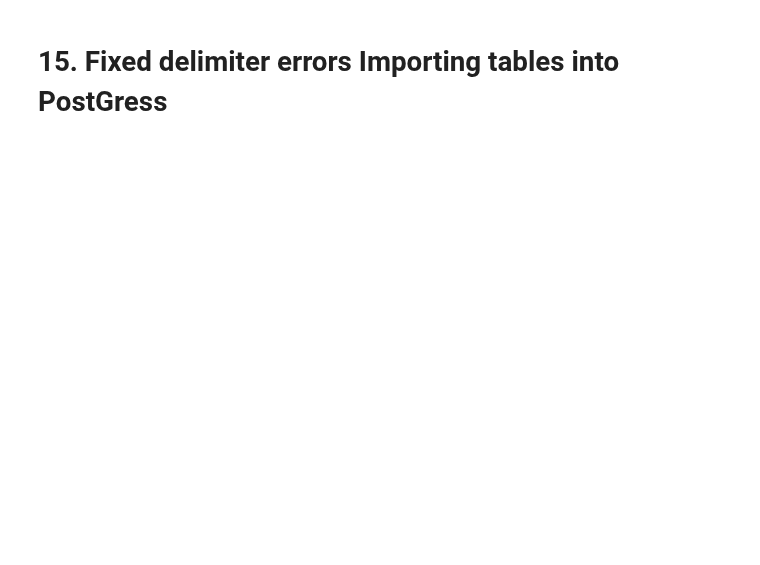
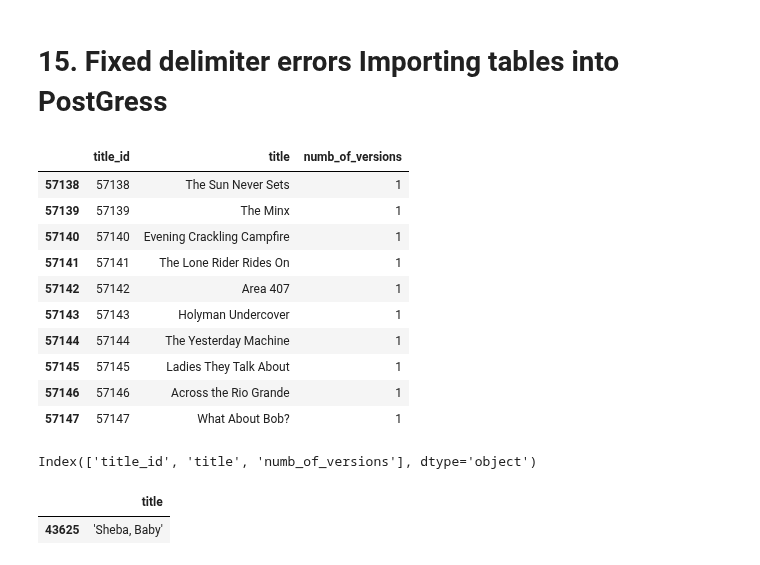
Before and after one commit to NKS8/Rutgers_DS_Project_2, a Jupyter notebook: NKS_ETL/nks_project2.ipynb, the cells around one changed output. Cells and saved outputs as stored; diff of their text form; code cells hidden in the pictures; blank space fills up the shorter version.

```diff
--- a/NKS_ETL/nks_project2.ipynb
+++ b/NKS_ETL/nks_project2.ipynb
@@ -500,16 +1125,33 @@ actors_table.to_csv("sql_data/runtime_table_cln.csv", index = False)
 # %% [markdown]
 # 15. Fixed delimiter errors Importing tables into PostGress
 # %%
-#cln_csv = pd.read_csv('sql_data/nflx_movie1.csv')
+cln_csv = pd.read_csv('sql_data/nflx_movie1.csv')
 # %%
-#cln_csv.tail(10)
+cln_csv.tail(10)
+# %% [output]
+|  | title_id | title | numb_of_versions |
+| 57138 | 57138 | The Sun Never Sets | 1 |
+| 57139 | 57139 | The Minx | 1 |
+| 57140 | 57140 | Evening Crackling Campfire | 1 |
+| 57141 | 57141 | The Lone Rider Rides On | 1 |
+| 57142 | 57142 | Area 407 | 1 |
+| 57143 | 57143 | Holyman Undercover | 1 |
+| 57144 | 57144 | The Yesterday Machine | 1 |
+| 57145 | 57145 | Ladies They Talk About | 1 |
+| 57146 | 57146 | Across the Rio Grande | 1 |
+| 57147 | 57147 | What About Bob? | 1 |
 # %%
 cln_csv.columns
+# %% [output]
+Index(['title_id', 'title', 'numb_of_versions'], dtype='object')
 # %%
 result = cln_csv.iloc[[18262],[1]]
 result = cln_csv.iloc[[25427],[1]]
 result = cln_csv.iloc[[43625],[1]]
 result
+# %% [output]
+|  | title |
+| 43625 | 'Sheba, Baby' |
 # %%
 cln_csv.loc[(cln_csv.title == "Feudin', Fussin' and A-Fightin'"),"title"]="Feudin Fussin and A-Fightin"
 cln_csv.loc[(cln_csv.title == "God Said, 'Ha!'"),"title"]="God Said. 'Ha!'"
```
Also changed, not shown: parts of 63 cells of this notebook, 4 other files.
